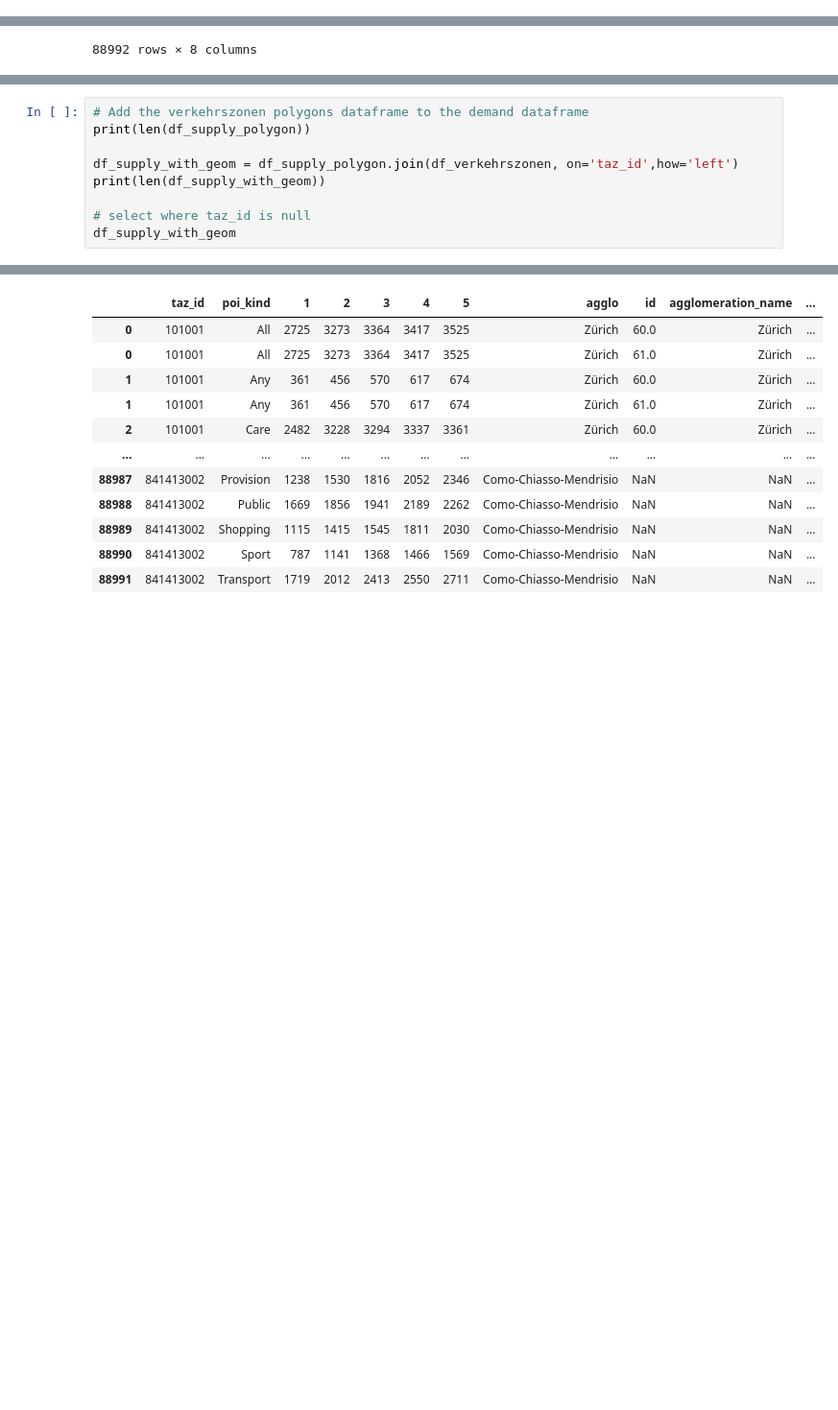
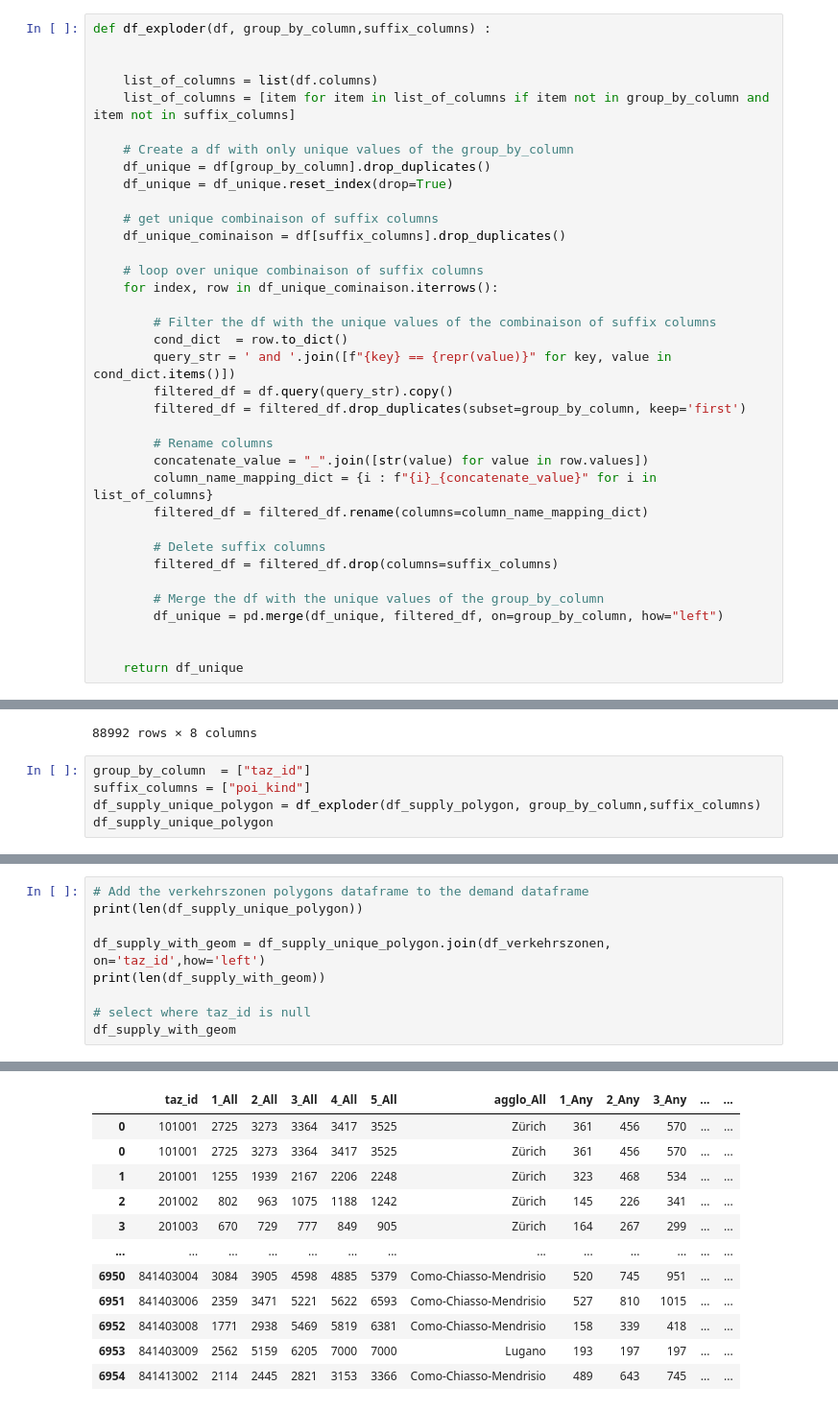
Before and after one commit to EPFL-ENAC/LASUR-swiss-proximity, a Jupyter notebook: data_processing/processing.ipynb, the cells around one changed output, grey strips where cells are left out. Shown at 96% size. Cells and saved outputs as stored; diff of their text form; blank space fills up the shorter version.

```diff
--- a/data_processing/processing.ipynb
+++ b/data_processing/processing.ipynb
@@ -20,6 +20,42 @@ path_verkehrszonen = os.path.join(data_folder, "verkehrszonen.gpkg")
 
 
 postgresql_password = "wtCR82VTnPeQrxqbmprn" # take it from keyweb
+# %%
+def df_exploder(df, group_by_column,suffix_columns) :
+
+
+    list_of_columns = list(df.columns)
+    list_of_columns = [item for item in list_of_columns if item not in group_by_column and item not in suffix_columns]
+
+    # Create a df with only unique values of the group_by_column
+    df_unique = df[group_by_column].drop_duplicates()
+    df_unique = df_unique.reset_index(drop=True)
+
+    # get unique combinaison of suffix columns
+    df_unique_cominaison = df[suffix_columns].drop_duplicates()
+
+    # loop over unique combinaison of suffix columns
+    for index, row in df_unique_cominaison.iterrows():
+
+        # Filter the df with the unique values of the combinaison of suffix columns
+        cond_dict  = row.to_dict()
+        query_str = ' and '.join([f"{key} == {repr(value)}" for key, value in cond_dict.items()])
+        filtered_df = df.query(query_str).copy()
+        filtered_df = filtered_df.drop_duplicates(subset=group_by_column, keep='first')
+
+        # Rename columns
+        concatenate_value = "_".join([str(value) for value in row.values])
+        column_name_mapping_dict = {i : f"{i}_{concatenate_value}" for i in list_of_columns}
+        filtered_df = filtered_df.rename(columns=column_name_mapping_dict)
+
+        # Delete suffix columns
+        filtered_df = filtered_df.drop(columns=suffix_columns)
+
+        # Merge the df with the unique values of the group_by_column
+        df_unique = pd.merge(df_unique, filtered_df, on=group_by_column, how="left")
+
+
+    return df_unique
 # %% [markdown]
 # Load demand h3 data
 # %%
@@ -265,3 +300,8 @@ df_supply_polygon
 | 88990 | 841413002 | Sport | 787 | 1141 | 1368 | 1466 | 1569 | Como-Chiasso-Mendrisio |
 | 88991 | 841413002 | Transport | 1719 | 2012 | 2413 | 2550 | 2711 | Como-Chiasso-Mendrisio |
 88992 rows × 8 columns
+# %%
+group_by_column  = ["taz_id"]
+suffix_columns = ["poi_kind"]
+df_supply_unique_polygon = df_exploder(df_supply_polygon, group_by_column,suffix_columns)
+df_supply_unique_polygon
@@ -268,8 +322,8 @@ df_supply_polygon
 # %%
 # Add the verkehrszonen polygons dataframe to the demand dataframe
-print(len(df_supply_polygon))
+print(len(df_supply_unique_polygon))
 
-df_supply_with_geom = df_supply_polygon.join(df_verkehrszonen, on='taz_id',how='left')
+df_supply_with_geom = df_supply_unique_polygon.join(df_verkehrszonen, on='taz_id',how='left')
 print(len(df_supply_with_geom))
 
 # select where taz_id is null
@@ -280,12 +334,12 @@ df_supply_with_geom
-|  | taz_id | poi_kind | 1 | 2 | 3 | 4 | 5 | agglo | id | agglomeration_name | ... |
-| 0 | 101001 | All | 2725 | 3273 | 3364 | 3417 | 3525 | Zürich | 60.0 | Zürich | ... |
-| 0 | 101001 | All | 2725 | 3273 | 3364 | 3417 | 3525 | Zürich | 61.0 | Zürich | ... |
-| 1 | 101001 | Any | 361 | 456 | 570 | 617 | 674 | Zürich | 60.0 | Zürich | ... |
-| 1 | 101001 | Any | 361 | 456 | 570 | 617 | 674 | Zürich | 61.0 | Zürich | ... |
-| 2 | 101001 | Care | 2482 | 3228 | 3294 | 3337 | 3361 | Zürich | 60.0 | Zürich | ... |
-| ... | ... | ... | ... | ... | ... | ... | ... | ... | ... | ... | ... |
-| 88987 | 841413002 | Provision | 1238 | 1530 | 1816 | 2052 | 2346 | Como-Chiasso-Mendrisio | NaN | NaN | ... |
-| 88988 | 841413002 | Public | 1669 | 1856 | 1941 | 2189 | 2262 | Como-Chiasso-Mendrisio | NaN | NaN | ... |
-| 88989 | 841413002 | Shopping | 1115 | 1415 | 1545 | 1811 | 2030 | Como-Chiasso-Mendrisio | NaN | NaN | ... |
-| 88990 | 841413002 | Sport | 787 | 1141 | 1368 | 1466 | 1569 | Como-Chiasso-Mendrisio | NaN | NaN | ... |
-| 88991 | 841413002 | Transport | 1719 | 2012 | 2413 | 2550 | 2711 | Como-Chiasso-Mendrisio | NaN | NaN | ... |
+|  | taz_id | 1_All | 2_All | 3_All | 4_All | 5_All | agglo_All | 1_Any | 2_Any | 3_Any | ... | ... |
+| 0 | 101001 | 2725 | 3273 | 3364 | 3417 | 3525 | Zürich | 361 | 456 | 570 | ... | ... |
+| 0 | 101001 | 2725 | 3273 | 3364 | 3417 | 3525 | Zürich | 361 | 456 | 570 | ... | ... |
+| 1 | 201001 | 1255 | 1939 | 2167 | 2206 | 2248 | Zürich | 323 | 468 | 534 | ... | ... |
+| 2 | 201002 | 802 | 963 | 1075 | 1188 | 1242 | Zürich | 145 | 226 | 341 | ... | ... |
+| 3 | 201003 | 670 | 729 | 777 | 849 | 905 | Zürich | 164 | 267 | 299 | ... | ... |
+| ... | ... | ... | ... | ... | ... | ... | ... | ... | ... | ... | ... | ... |
+| 6950 | 841403004 | 3084 | 3905 | 4598 | 4885 | 5379 | Como-Chiasso-Mendrisio | 520 | 745 | 951 | ... | ... |
+| 6951 | 841403006 | 2359 | 3471 | 5221 | 5622 | 6593 | Como-Chiasso-Mendrisio | 527 | 810 | 1015 | ... | ... |
+| 6952 | 841403008 | 1771 | 2938 | 5469 | 5819 | 6381 | Como-Chiasso-Mendrisio | 158 | 339 | 418 | ... | ... |
+| 6953 | 841403009 | 2562 | 5159 | 6205 | 7000 | 7000 | Lugano | 193 | 197 | 197 | ... | ... |
+| 6954 | 841413002 | 2114 | 2445 | 2821 | 3153 | 3366 | Como-Chiasso-Mendrisio | 489 | 643 | 745 | ... | ... |
```
Also changed, not shown: parts of 19 cells of this notebook.
